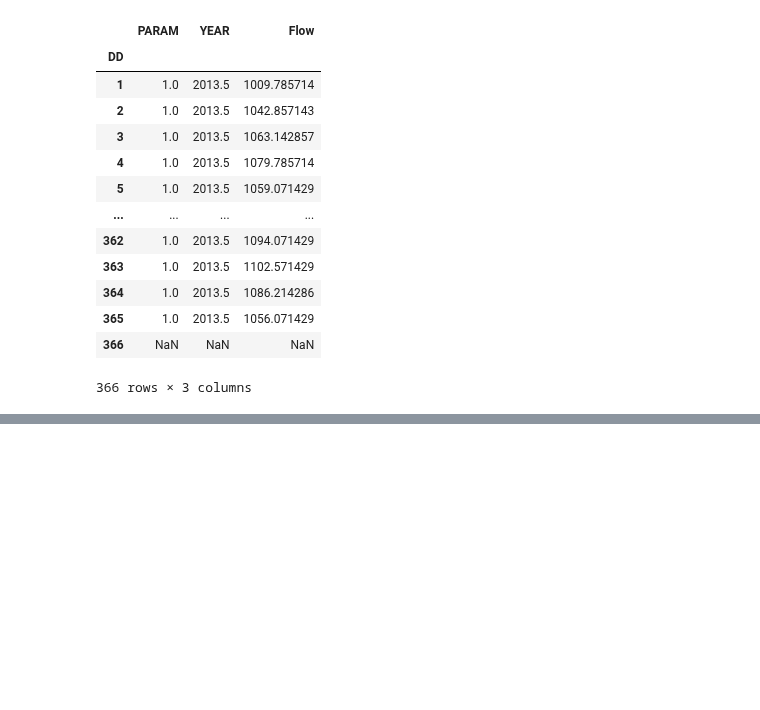
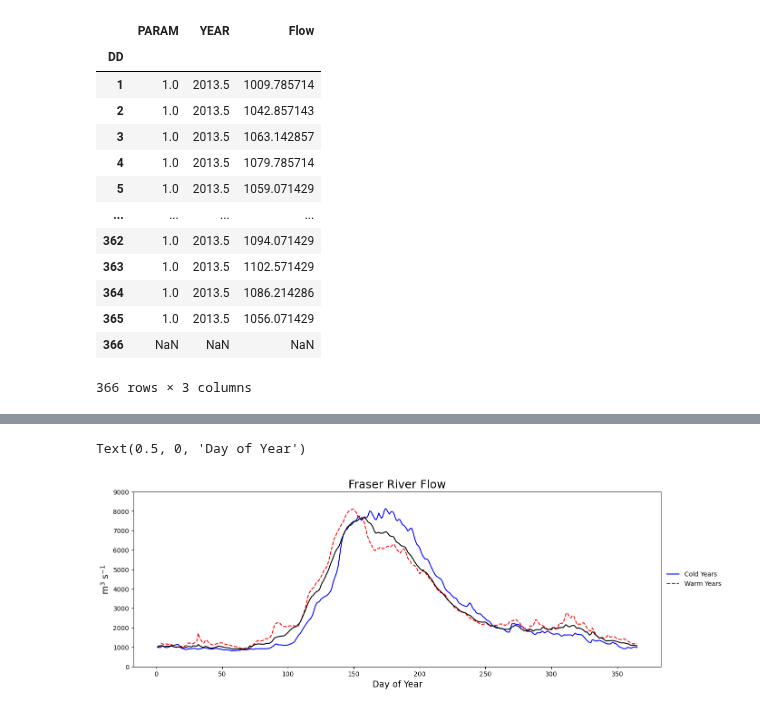
Before and after one commit to SalishSeaCast/analysis-karyn, a Jupyter notebook: notebooks/NPGO/FraserRiverFlow_2007-2020.ipynb, the cells around one changed output, grey strips where cells are left out. Saved outputs shown, nothing was run; the diff lists cells and outputs as text; code cells hidden in the pictures; blank space fills up the shorter version.

```diff
--- a/notebooks/NPGO/FraserRiverFlow_2007-2020.ipynb
+++ b/notebooks/NPGO/FraserRiverFlow_2007-2020.ipynb
@@ -145,3 +178,23 @@ Mean
+# %%
+fig, ax = plt.subplots(figsize=(15, 5))
+bbox = {'boxstyle': 'round', 'facecolor': 'w', 'alpha': 0.9}
+cmap = plt.get_cmap('tab10')
+palette = [cmap(0), cmap(0.2), 'k', cmap(0.1), cmap(0.3)]
+
+
+plt.plot(CYview.index,CYview.Flow, linestyle='-',color='b',label='Cold Years');
+plt.plot(WYview.index,WYview.Flow, linestyle='--',color='r',label='Warm Years');
+
+plt.plot(Mean.index,Mean.Flow, linestyle='-',color='k');
+
+ax.set_title('Fraser River Flow',fontsize=18)
+ax.legend(frameon=False,loc='center left',bbox_to_anchor=(1, 0.5))
+ax.set_ylim(0,9000)
+ax.set_ylabel('m$^{3}$ s$^{-1}$',fontsize=14)
+ax.set_xlabel('Day of Year',fontsize=14)
+# %% [output]
+Text(0.5, 0, 'Day of Year')
+[figure, added]
 # %%
 fig, ax = plt.subplots(figsize=(15, 5))
 bbox = {'boxstyle': 'round', 'facecolor': 'w', 'alpha': 0.9}
```
Also changed, not shown: parts of 15 cells of this notebook, 1 other file.
